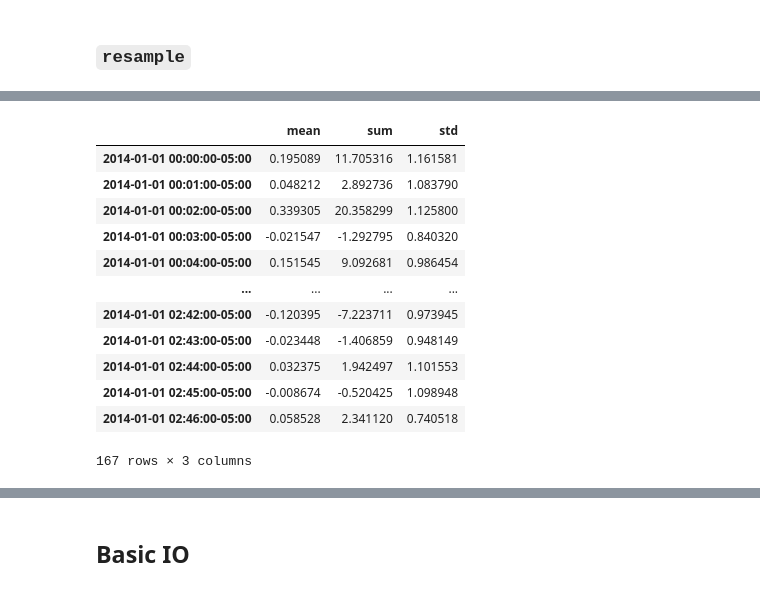
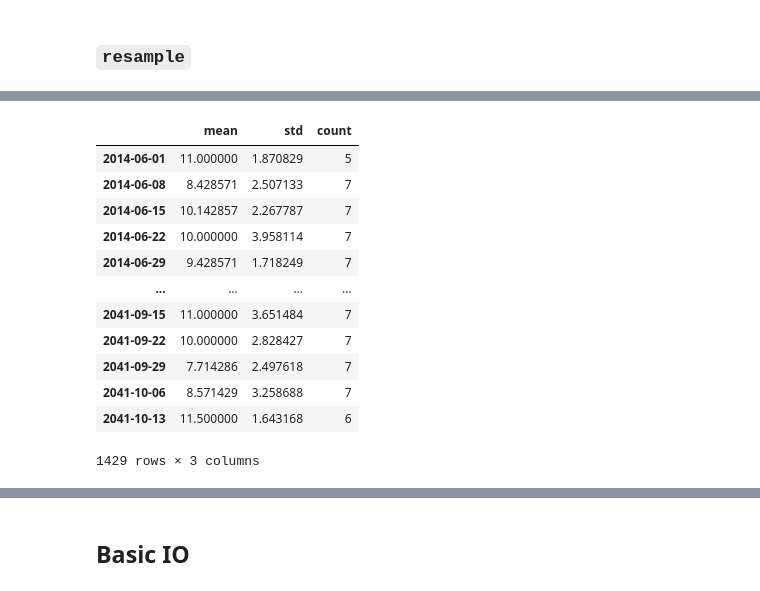
Before and after one commit to cpcloud/nyqpug-pandas-features, a Jupyter notebook: nb/Whirl-torial.ipynb, the cells around one changed output, grey strips where cells are left out. Drawn from its saved outputs; the diff is of its cells as text; code cells hidden in the pictures.

```diff
--- a/nb/Whirl-torial.ipynb
+++ b/nb/Whirl-torial.ipynb
@@ -579,7 +413,6 @@ TypeError: descriptor 'isdigit' requires a 'str' object but received a 'float'
 ### Construction
 # %%
 n = 10000
-idx = pd.date_range(start='20140101', periods=n, freq='S', tz='EST')
-s = Series(randn(n), index=idx)
-s
+idx = pd.date_range(start='today', periods=n, freq='D')
+idx
 # %% [output]
@@ -600,3 +422,5 @@ Length: 10000, Freq: S, Timezone: EST
+# %%
+s = Series(np.random.poisson(10, size=n), index=idx, name='login_count')
 # %% [markdown]
 ### ``resample``
 # %%
@@ -613,17 +437,18 @@ Freq: T, Length: 167
 # %%
 # multiple functions
-s.resample('T', how=['mean', 'sum', 'std'])
+rs = s.resample('W', how=['mean', 'std', 'count'])
+rs
 # %% [output]
-|  | mean | sum | std |
-| 2014-01-01 00:00:00-05:00 | 0.195089 | 11.705316 | 1.161581 |
-| 2014-01-01 00:01:00-05:00 | 0.048212 | 2.892736 | 1.083790 |
-| 2014-01-01 00:02:00-05:00 | 0.339305 | 20.358299 | 1.125800 |
-| 2014-01-01 00:03:00-05:00 | -0.021547 | -1.292795 | 0.840320 |
-| 2014-01-01 00:04:00-05:00 | 0.151545 | 9.092681 | 0.986454 |
+|  | mean | std | count |
+| 2014-06-01 | 11.000000 | 1.870829 | 5 |
+| 2014-06-08 | 8.428571 | 2.507133 | 7 |
+| 2014-06-15 | 10.142857 | 2.267787 | 7 |
+| 2014-06-22 | 10.000000 | 3.958114 | 7 |
+| 2014-06-29 | 9.428571 | 1.718249 | 7 |
 | ... | ... | ... | ... |
-| 2014-01-01 02:42:00-05:00 | -0.120395 | -7.223711 | 0.973945 |
-| 2014-01-01 02:43:00-05:00 | -0.023448 | -1.406859 | 0.948149 |
-| 2014-01-01 02:44:00-05:00 | 0.032375 | 1.942497 | 1.101553 |
-| 2014-01-01 02:45:00-05:00 | -0.008674 | -0.520425 | 1.098948 |
-| 2014-01-01 02:46:00-05:00 | 0.058528 | 2.341120 | 0.740518 |
+| 2041-09-15 | 11.000000 | 3.651484 | 7 |
+| 2041-09-22 | 10.000000 | 2.828427 | 7 |
+| 2041-09-29 | 7.714286 | 2.497618 | 7 |
+| 2041-10-06 | 8.571429 | 3.258688 | 7 |
+| 2041-10-13 | 11.500000 | 1.643168 | 6 |
-167 rows × 3 columns
+1429 rows × 3 columns
```
Also changed, not shown: parts of 98 cells of this notebook, 1 other file.
